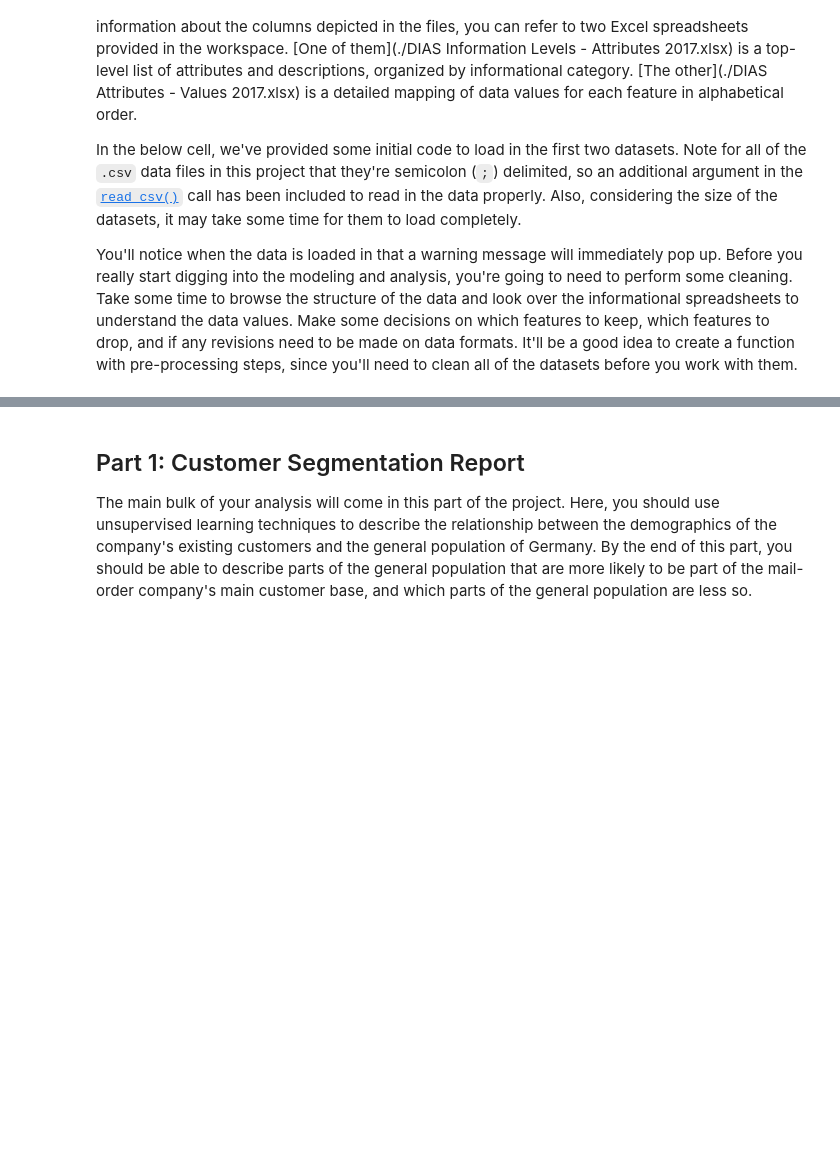
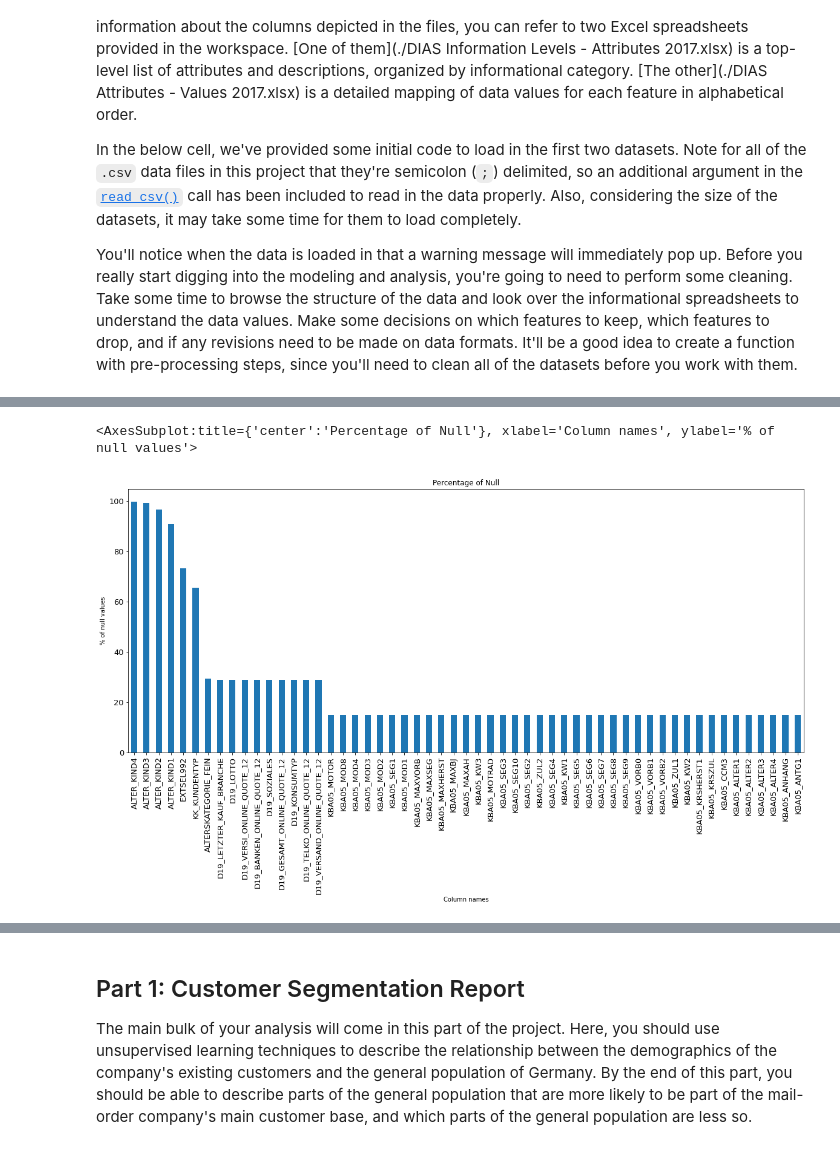
Before and after one commit to uforodavid/Arvato_Financials, a Jupyter notebook: Arvato Project Workbook.ipynb, the cells around one changed output, grey strips where cells are left out. Cells and saved outputs as stored; diff of their text form; code cells hidden in the pictures; blank space fills up the shorter version.

```diff
--- a/Arvato Project Workbook.ipynb
+++ b/Arvato Project Workbook.ipynb
@@ -33,6 +34,7 @@ In the below cell, we've provided some initial code to load in the first two dat
 
 You'll notice when the data is loaded in that a warning message will immediately pop up. Before you really start digging into the modeling and analysis, you're going to need to perform some cleaning. Take some time to browse the structure of the data and look over the informational spreadsheets to understand the data values. Make some decisions on which features to keep, which features to drop, and if any revisions need to be made on data formats. It'll be a good idea to create a function with pre-processing steps, since you'll need to clean all of the datasets before you work with them.
 # %%
+%%time
 # load in the data
-azdias = pd.read_csv('/Users/davideffiong/documents/arvato_data/Udacity_AZDIAS_052018.csv', sep=';')
-customers = pd.read_csv('/Users/davideffiong/documents/arvato_data/Udacity_CUSTOMERS_052018.csv', sep=';')
+azdias = pd.read_csv('/Users/davideffiong/documents/arvato_data/Udacity_AZDIAS_052018.csv', sep=';', low_memory = False)
+customers = pd.read_csv('/Users/davideffiong/documents/arvato_data/Udacity_CUSTOMERS_052018.csv', sep=';', low_memory=False)
@@ -76,0 +105,14 @@ customers.
+# %%
+#function that plots percentage of null values in columns
+def null_percent_plot(df):
+    df_null = df.isnull().sum()
+    df_null_per = df_null / len(df) * 100
+    pd.set_option('display.max_rows', None)
+    df_null_per.sort_values(ascending=False)
+    plot = null_percent(df)[:55].plot(kind='bar', figsize=(20,8), fontsize=13, title= 'Percentage of Null' ,xlabel="Column names", ylabel="% of null values")
+    return plot
+# %%
+null_percent_plot(azdias)
+# %% [output]
+<AxesSubplot:title={'center':'Percentage of Null'}, xlabel='Column names', ylabel='% of null values'>
+[figure, added]
```
Also changed, not shown: parts of 11 cells of this notebook.
